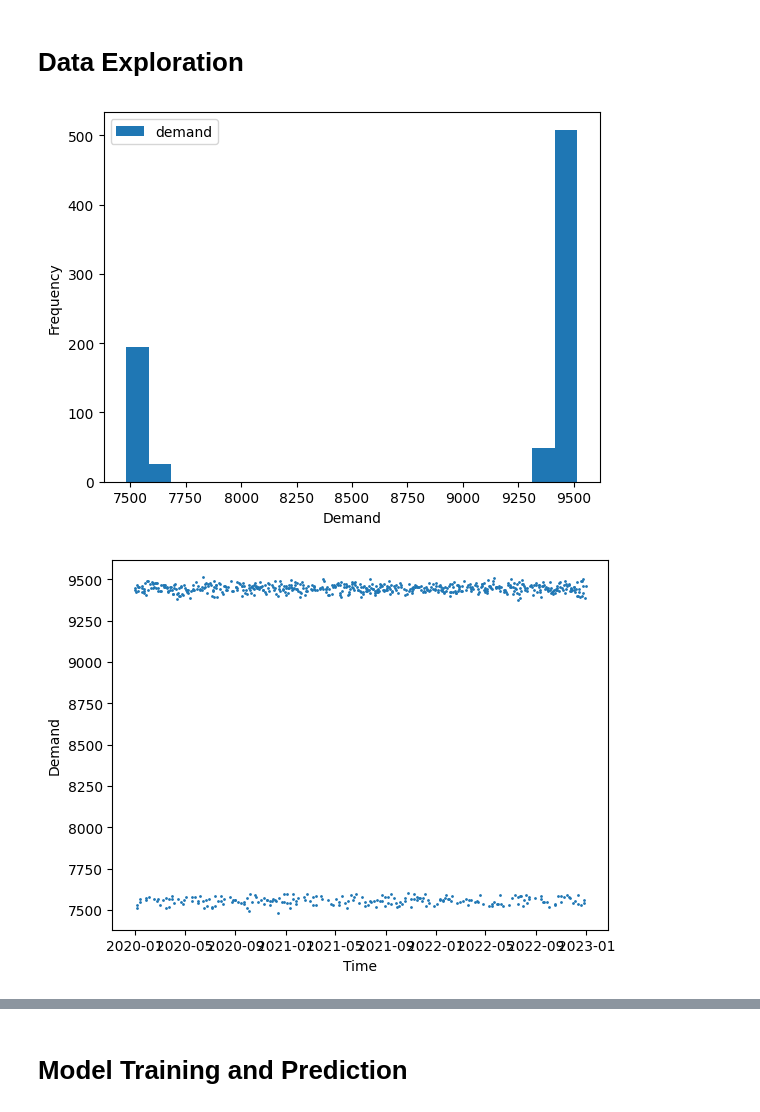
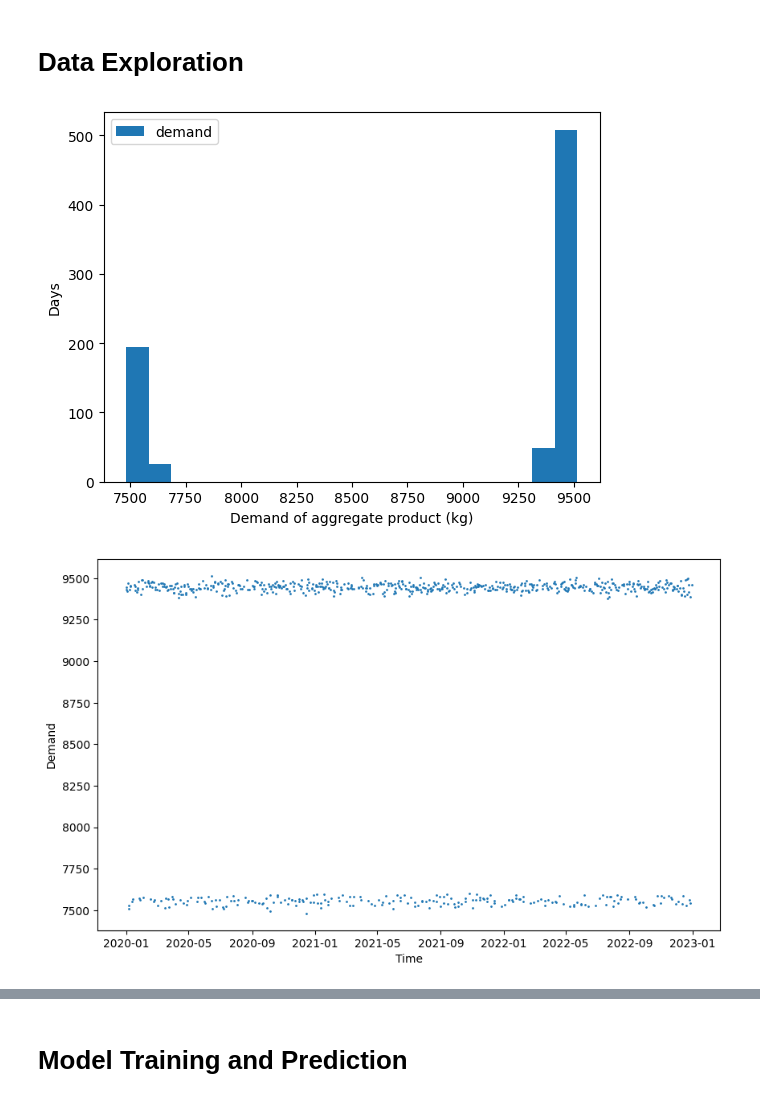
Before and after one commit to Maojia-Yao/Demand-Prediction, a Jupyter notebook: predict_model.ipynb, the cells around one changed output, grey strips where cells are left out. Drawn from its saved outputs; the diff is of its cells as text; code cells hidden in the pictures.

```diff
--- a/predict_model.ipynb
+++ b/predict_model.ipynb
@@ -47,8 +46,24 @@ data = data.withColumn("is_weekend", when(col("day_of_week").isin([1, 7]), 1).ot
 # %%
 # Feature engineering
-
 assembler = VectorAssembler(inputCols=["year", "month", "day", "day_of_week", "is_weekend"], outputCol="features")
 data = assembler.transform(data)
+
+# One-Hot encoding of all features
+encoded_cols = []
+for col_name in ["year", "month", "day", "day_of_week", "is_weekend"]:
+    # Convert categorical features to numeric index
+    indexer = StringIndexer(inputCol=col_name, outputCol=f"{col_name}_index")
+    data = indexer.fit(data).transform(data)
+
+    # One-Hot Encoding of Numeric Index
+    encoder = OneHotEncoder(inputCols=[f"{col_name}_index"], outputCols=[f"{col_name}_encoded"])
+    data = encoder.fit(data).transform(data)
+
+    # Record the encoded column names
+    encoded_cols.append(f"{col_name}_encoded")
+
+assembler = VectorAssembler(inputCols=encoded_cols, outputCol="encoded_features")
+data = assembler.transform(data)
 # %%
 # Divide the dataset into training and testing sets
 (train_data, test_data) = data.randomSplit([0.7, 0.3], seed=100)
@@ -59,18 +74,20 @@ data = assembler.transform(data)
 
 demand = pd.DataFrame(train_data.select('demand').rdd.map(lambda x: x[0]).collect(), columns=['demand'])
 demand.plot(kind='hist', bins=20)
-plt.xlabel('Demand')
+plt.xlabel('Demand of aggregate product (kg)')
+plt.ylabel('Days')
 plt.show()
 # %% [output]
-[figure, old version]
+[figure, new version]
 # %%
 # Draw a scatterplot of demand and time
 
 data = train_data.select('timestamp', 'demand').toPandas()
 data['timestamp'] = pd.to_datetime(data['timestamp'])
-data.plot(x='timestamp', y='demand', kind='scatter', s=1)
+plt.figure(figsize=(10, 6))
+plt.scatter(data['timestamp'], data['demand'], s=1)
 plt.xlabel('Time')
 plt.ylabel('Demand')
 plt.show()
 # %% [output]
-[figure, old version]
+[figure, new version]
```
Also changed, not shown: parts of 17 cells of this notebook, 4 other files.
